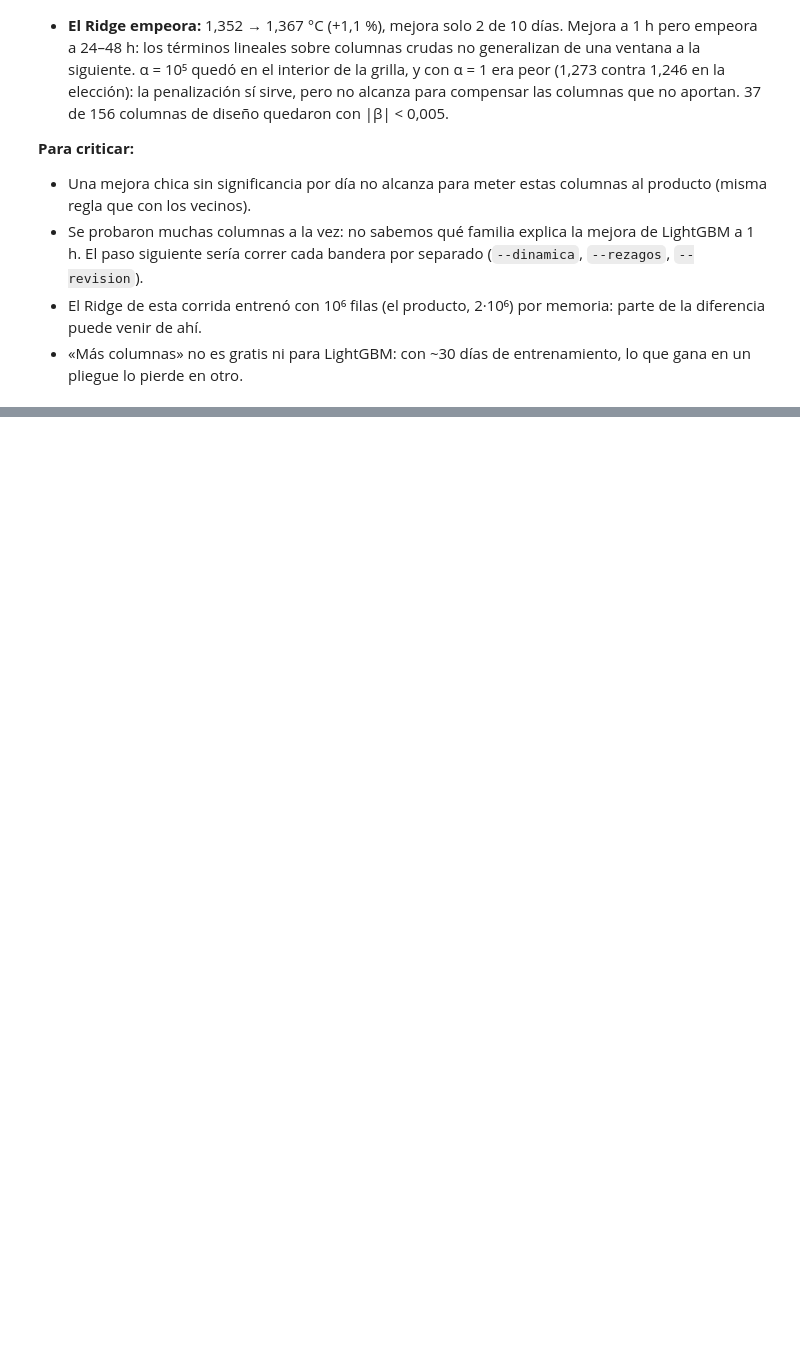
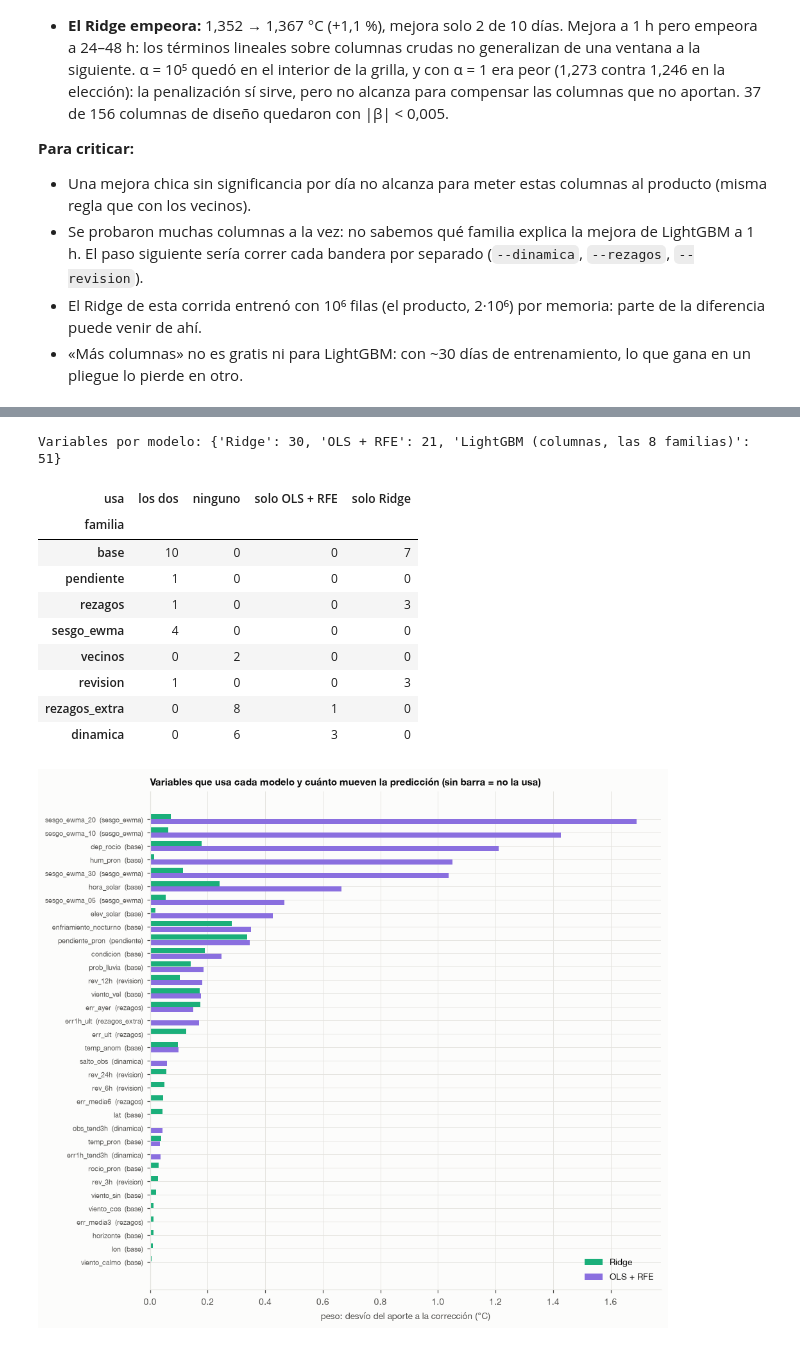
Before and after one commit to matiasbacalhau/TallerDeDatos, a Jupyter notebook: TP3/notebooks/comparacion_modelos.ipynb, the cells around one changed output, grey strips where cells are left out. Drawn from its saved outputs; the diff is of its cells as text; code cells hidden in the pictures; blank space fills up the shorter version.

```diff
--- a/TP3/notebooks/comparacion_modelos.ipynb
+++ b/TP3/notebooks/comparacion_modelos.ipynb
@@ -700,0 +771,17 @@ las 10 columnas con más ganancia en --todas (%):
+# %%
+from scipy import stats
+PD = pd.read_csv(RFE_DIR / "por_dia.csv").merge(pd.read_csv(RES / "comparacion_por_dia.csv"), on=["pliegue", "dia"],
+                                                 suffixes=("_rfe", ""))
+assert (PD.n_rfe == PD.n).all(), "OLS + RFE y los otros modelos no evaluaron las mismas filas"
+rng = np.random.default_rng(42)
+filas = []
+for otro in ("lineal", "lgbm", "B2"):
+    for hist in ("todas", "completa", "incompleta"):
+        x = PD if hist == "todas" else PD[PD.historia == hist]
+        d = (x.ols_rfe - x[otro]).to_numpy()
+        boot = rng.choice(d, size=(10000, len(d))).mean(1)
+        filas.append({"contra": NOMBRE[otro], "historia": hist, "días": len(d), "dif media °C": d.mean(),
+                      "IC95 inf": np.percentile(boot, 2.5), "IC95 sup": np.percentile(boot, 97.5),
+                      "p (t)": stats.ttest_1samp(d, 0).pvalue, "días que gana OLS+RFE": int((d < 0).sum())})
+display(pd.DataFrame(filas).style.format({"dif media °C": "{:+.4f}", "IC95 inf": "{:+.4f}", "IC95 sup": "{:+.4f}",
+                                          "p (t)": "{:.3f}"}))
@@ -700,0 +806,40 @@ las 10 columnas con más ganancia en --todas (%):
+# %%
+FAM = json.loads((RAIZ / "data" / "features" / "familias.json").read_text())
+FAM_DE = {c: f for f, cs in FAM.items() for c in cs} | {"hora_solar": "base", "enfriamiento_nocturno": "base"}
+ORD = pd.read_csv(RFE_DIR / "orden_eliminacion.csv")
+ELEG = json.loads((RFE_DIR / "conjunto_elegido.json").read_text())
+W_lin = pd.read_csv(RFE_DIR / "pesos_ridge.csv").groupby("variable").peso_C.mean()
+CR = pd.read_csv(RFE_DIR / "coeficientes.csv", index_col=0)
+W_rfe = CR.groupby("variable")[[c for c in CR.columns if c.startswith("peso_pliegue_")]].first().mean(axis=1)
+W_rfe = W_rfe[W_rfe.index.isin(ELEG["variables"])]
+
+V = pd.DataFrame({"familia": ORD.set_index("sale").familia, "Ridge": W_lin, "OLS + RFE": W_rfe})
+V["usa"] = np.select([V.Ridge.notna() & V["OLS + RFE"].notna(), V.Ridge.notna(), V["OLS + RFE"].notna()],
+                     ["los dos", "solo Ridge", "solo OLS + RFE"], "ninguno")
+print("Variables por modelo:", {"Ridge": int(V.Ridge.notna().sum()), "OLS + RFE": int(V["OLS + RFE"].notna().sum()),
+                                 "LightGBM (columnas, las 8 familias)": len(pd.read_csv(RES / "lgbm_importancia.csv", index_col=0))})
+display(pd.crosstab(V.familia, V.usa).reindex(list(FAM)).fillna(0).astype(int))
+
+U = V[V.usa != "ninguno"].assign(orden=lambda d: d[["Ridge", "OLS + RFE"]].max(axis=1)).sort_values("orden")
+fig, ax = plt.subplots(figsize=(9, 0.2 * len(U) + 1.2))
+y = np.arange(len(U))
+ax.barh(y + 0.2, U.Ridge.fillna(0), height=0.38, color=COLOR["lineal"], label="Ridge")
+ax.barh(y - 0.2, U["OLS + RFE"].fillna(0), height=0.38, color=COLOR["ols_rfe"], label="OLS + RFE")
+ax.set_yticks(y, [f"{v}  ({U.familia[v]})" for v in U.index], fontsize=7)
+ax.set(xlabel="peso: desvío del aporte a la corrección (°C)",
+       title="Variables que usa cada modelo y cuánto mueven la predicción (sin barra = no la usa)")
+ax.legend(loc="lower right")
+plt.tight_layout(); plt.show()
+# %% [output]
+Variables por modelo: {'Ridge': 30, 'OLS + RFE': 21, 'LightGBM (columnas, las 8 familias)': 51}
+| usa | los dos | ninguno | solo OLS + RFE | solo Ridge |
+| familia |  |  |  |  |
+| base | 10 | 0 | 0 | 7 |
+| pendiente | 1 | 0 | 0 | 0 |
+| rezagos | 1 | 0 | 0 | 3 |
+| sesgo_ewma | 4 | 0 | 0 | 0 |
+| vecinos | 0 | 2 | 0 | 0 |
+| revision | 1 | 0 | 0 | 3 |
+| rezagos_extra | 0 | 8 | 1 | 0 |
+| dinamica | 0 | 6 | 3 | 0 |
+[figure, added]
```
Also changed, not shown: parts of 13 cells of this notebook, 2 other files.
